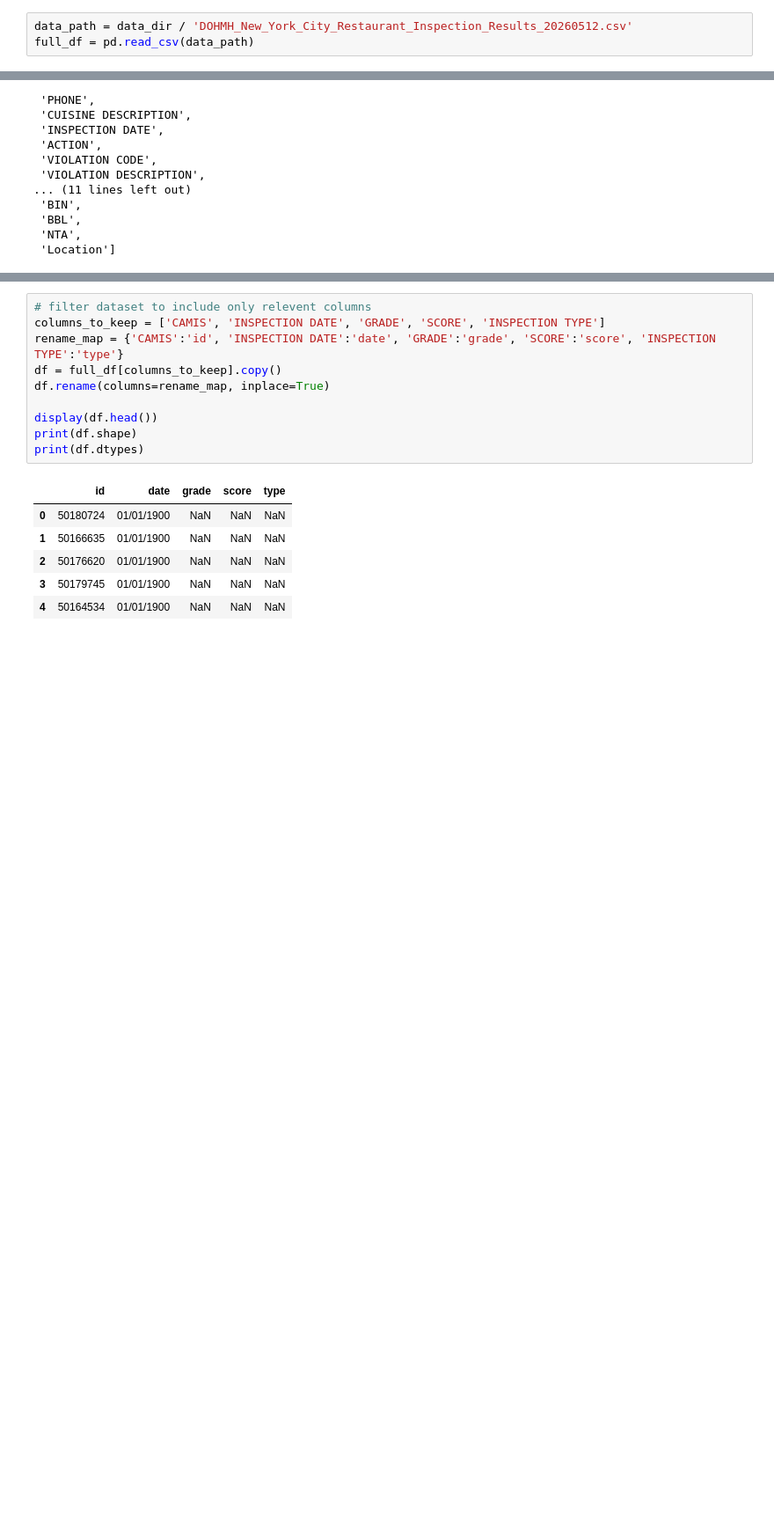
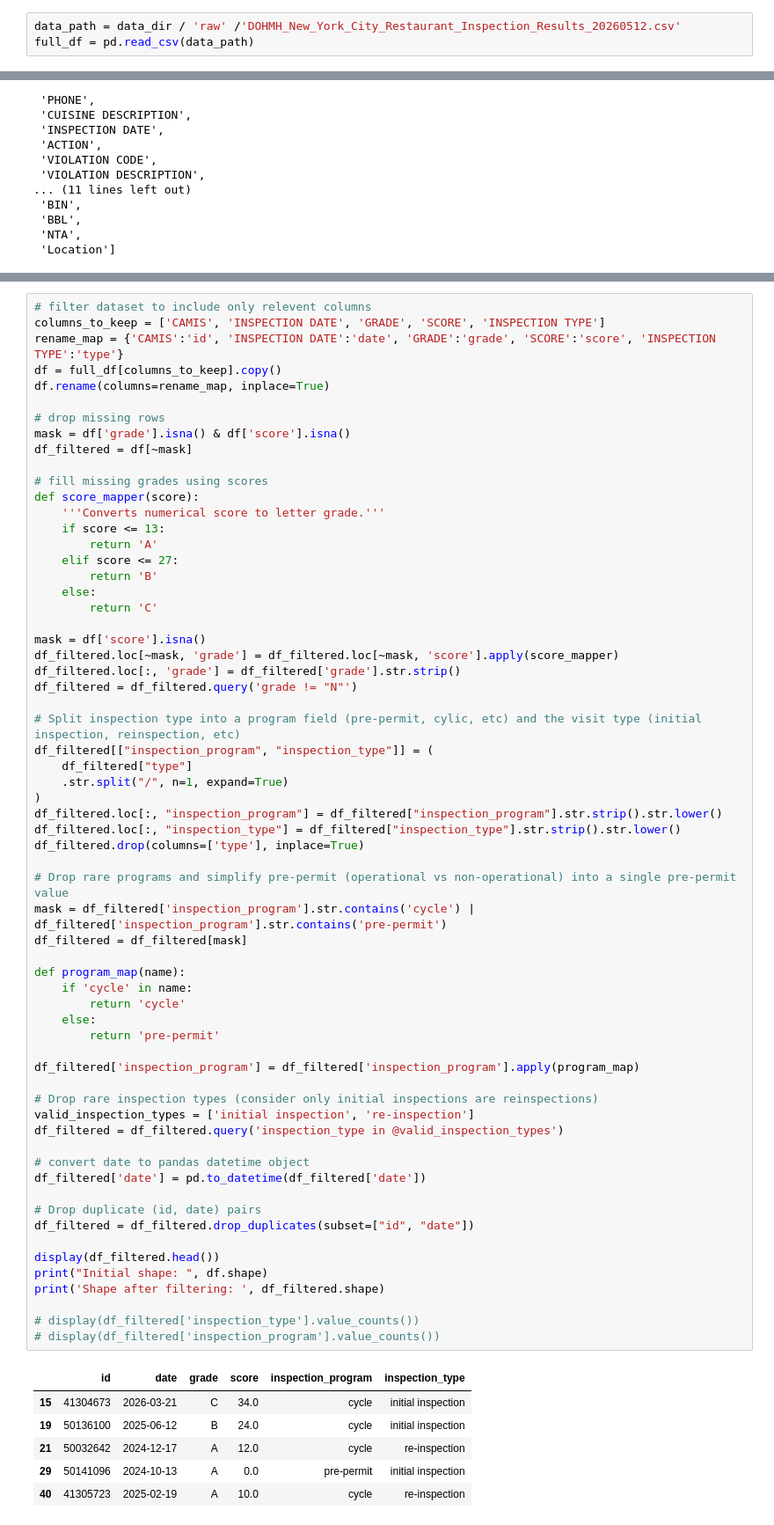
Before and after one commit to zackmcnulty/self_balancing_sampler, a Jupyter notebook: health_inspections.ipynb, the cells around one changed output, grey strips where cells are left out. Shown at 88% size. Drawn from its saved outputs; the diff is of its cells as text; blank space fills up the shorter version.

```diff
--- a/health_inspections.ipynb
+++ b/health_inspections.ipynb
@@ -26,5 +43,5 @@ One crucial omission from the dataset: restaurants that go out of business are *
 # %%
-data_path = data_dir / 'DOHMH_New_York_City_Restaurant_Inspection_Results_20260512.csv'
+data_path = data_dir / 'raw' /'DOHMH_New_York_City_Restaurant_Inspection_Results_20260512.csv'
 full_df = pd.read_csv(data_path)
 # %%
 display(list(full_df.columns))
@@ -51,17 +81,70 @@ Filter to relevant columns of the dataset
 # %%
 # filter dataset to include only relevent columns
 columns_to_keep = ['CAMIS', 'INSPECTION DATE', 'GRADE', 'SCORE', 'INSPECTION TYPE']
 rename_map = {'CAMIS':'id', 'INSPECTION DATE':'date', 'GRADE':'grade', 'SCORE':'score', 'INSPECTION TYPE':'type'}
 df = full_df[columns_to_keep].copy()
 df.rename(columns=rename_map, inplace=True)
 
-display(df.head())
-print(df.shape)
-print(df.dtypes)
+# drop missing rows
+mask = df['grade'].isna() & df['score'].isna()
+df_filtered = df[~mask]
+
+# fill missing grades using scores
+def score_mapper(score):
+    '''Converts numerical score to letter grade.'''
+    if score <= 13:
+        return 'A'
+    elif score <= 27:
+        return 'B'
+    else:
+        return 'C'
+
+mask = df['score'].isna()
+df_filtered.loc[~mask, 'grade'] = df_filtered.loc[~mask, 'score'].apply(score_mapper)
+df_filtered.loc[:, 'grade'] = df_filtered['grade'].str.strip()
+df_filtered = df_filtered.query('grade != "N"')
+
+# Split inspection type into a program field (pre-permit, cylic, etc) and the visit type (initial inspection, reinspection, etc)
+df_filtered[["inspection_program", "inspection_type"]] = (
+    df_filtered["type"]
+    .str.split("/", n=1, expand=True)
+)
+df_filtered.loc[:, "inspection_program"] = df_filtered["inspection_program"].str.strip().str.lower()
+df_filtered.loc[:, "inspection_type"] = df_filtered["inspection_type"].str.strip().str.lower()
+df_filtered.drop(columns=['type'], inplace=True)
+
+# Drop rare programs and simplify pre-permit (operational vs non-operational) into a single pre-permit value
+mask = df_filtered['inspection_program'].str.contains('cycle') | df_filtered['inspection_program'].str.contains('pre-permit')
+df_filtered = df_filtered[mask]
+
+def program_map(name):
+    if 'cycle' in name:
+        return 'cycle'
+    else:
+        return 'pre-permit'
+
+df_filtered['inspection_program'] = df_filtered['inspection_program'].apply(program_map)
+
+# Drop rare inspection types (consider only initial inspections are reinspections)
+valid_inspection_types = ['initial inspection', 're-inspection']
+df_filtered = df_filtered.query('inspection_type in @valid_inspection_types')
+
+# convert date to pandas datetime object
+df_filtered['date'] = pd.to_datetime(df_filtered['date'])
+
+# Drop duplicate (id, date) pairs
+df_filtered = df_filtered.drop_duplicates(subset=["id", "date"])
+
+display(df_filtered.head())
+print("Initial shape: ", df.shape)
+print('Shape after filtering: ', df_filtered.shape)
+
+# display(df_filtered['inspection_type'].value_counts())
+# display(df_filtered['inspection_program'].value_counts())
 # %% [output]
-|  | id | date | grade | score | type |
-| 0 | 50180724 | 01/01/1900 | NaN | NaN | NaN |
-| 1 | 50166635 | 01/01/1900 | NaN | NaN | NaN |
-| 2 | 50176620 | 01/01/1900 | NaN | NaN | NaN |
-| 3 | 50179745 | 01/01/1900 | NaN | NaN | NaN |
-| 4 | 50164534 | 01/01/1900 | NaN | NaN | NaN |
+|  | id | date | grade | score | inspection_program | inspection_type |
+| 15 | 41304673 | 2026-03-21 | C | 34.0 | cycle | initial inspection |
+| 19 | 50136100 | 2025-06-12 | B | 24.0 | cycle | initial inspection |
+| 21 | 50032642 | 2024-12-17 | A | 12.0 | cycle | re-inspection |
+| 29 | 50141096 | 2024-10-13 | A | 0.0 | pre-permit | initial inspection |
+| 40 | 41305723 | 2025-02-19 | A | 10.0 | cycle | re-inspection |
```
Also changed, not shown: parts of 15 cells of this notebook.
